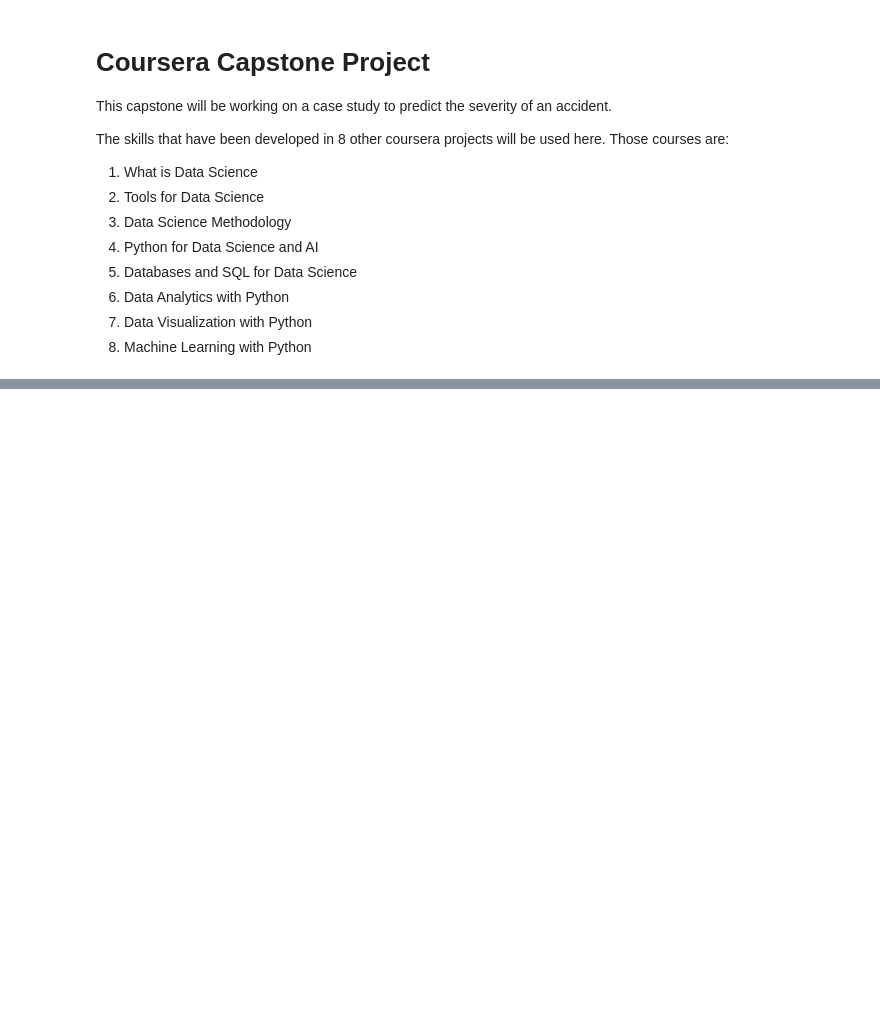
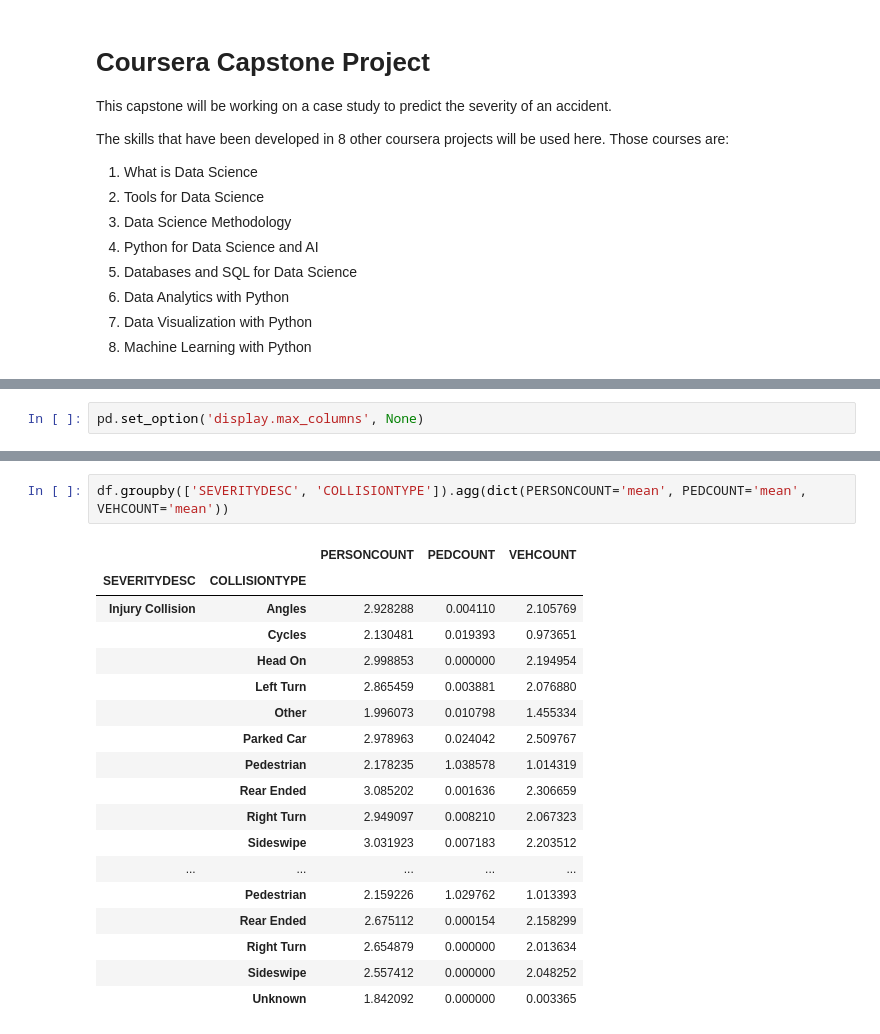
Before and after one commit to analisahill/Coursera_Capstone, a Jupyter notebook: Accident-Severity.ipynb, the cells around one changed output, grey strips where cells are left out. Drawn from its saved outputs; the diff is of its cells as text; blank space fills up the shorter version.

```diff
--- a/Accident-Severity.ipynb
+++ b/Accident-Severity.ipynb
@@ -22,0 +23,2 @@ Hello Capstone Project Course!
+# %%
+pd.set_option('display.max_columns', None)
@@ -22,0 +117,21 @@ Hello Capstone Project Course!
+# %%
+df.groupby(['SEVERITYDESC', 'COLLISIONTYPE']).agg(dict(PERSONCOUNT='mean', PEDCOUNT='mean', VEHCOUNT='mean'))
+# %% [output]
+|  |  | PERSONCOUNT | PEDCOUNT | VEHCOUNT |
+| SEVERITYDESC | COLLISIONTYPE |  |  |  |
+| Injury Collision | Angles | 2.928288 | 0.004110 | 2.105769 |
+|  | Cycles | 2.130481 | 0.019393 | 0.973651 |
+|  | Head On | 2.998853 | 0.000000 | 2.194954 |
+|  | Left Turn | 2.865459 | 0.003881 | 2.076880 |
+|  | Other | 1.996073 | 0.010798 | 1.455334 |
+|  | Parked Car | 2.978963 | 0.024042 | 2.509767 |
+|  | Pedestrian | 2.178235 | 1.038578 | 1.014319 |
+|  | Rear Ended | 3.085202 | 0.001636 | 2.306659 |
+|  | Right Turn | 2.949097 | 0.008210 | 2.067323 |
+|  | Sideswipe | 3.031923 | 0.007183 | 2.203512 |
+| ... | ... | ... | ... | ... |
+|  | Pedestrian | 2.159226 | 1.029762 | 1.013393 |
+|  | Rear Ended | 2.675112 | 0.000154 | 2.158299 |
+|  | Right Turn | 2.654879 | 0.000000 | 2.013634 |
+|  | Sideswipe | 2.557412 | 0.000000 | 2.048252 |
+|  | Unknown | 1.842092 | 0.000000 | 0.003365 |
```
Also changed, not shown: parts of 21 cells of this notebook.
